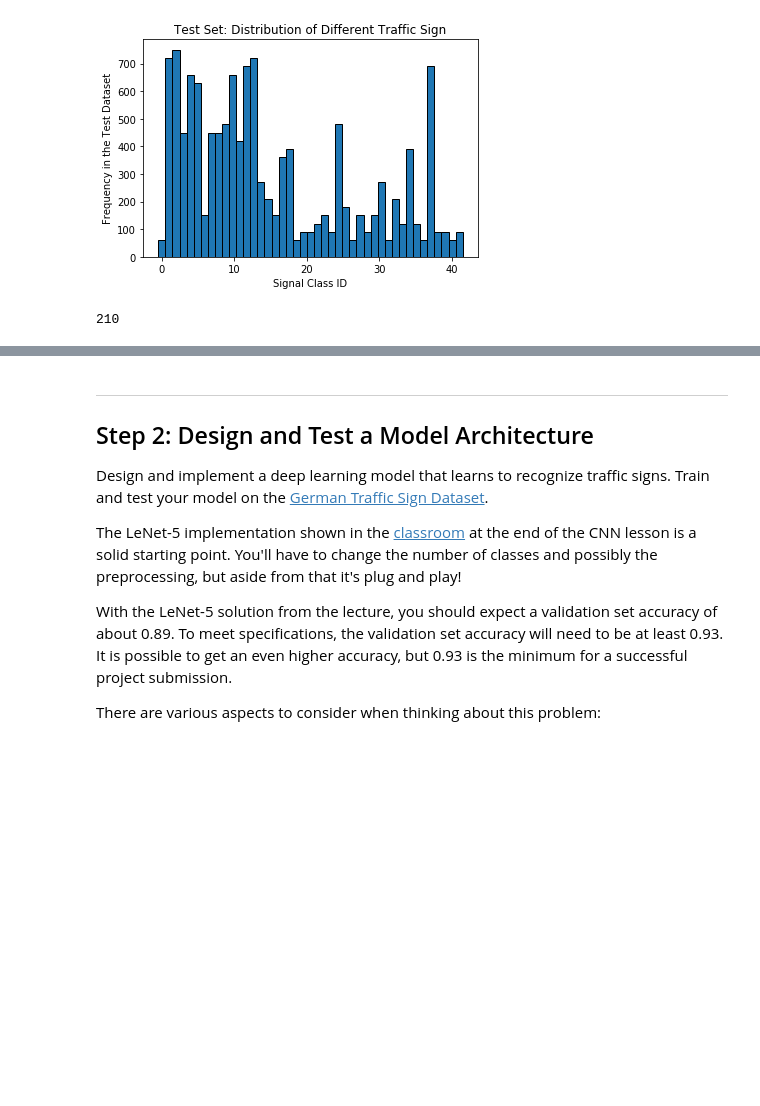
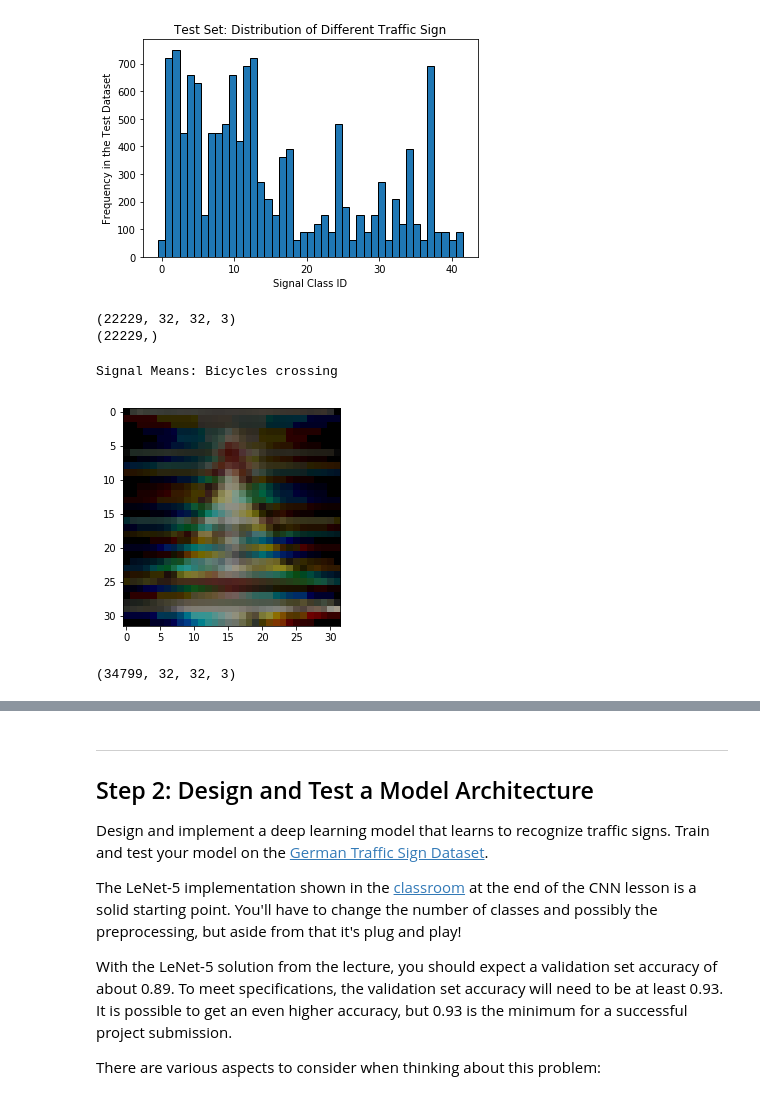
Before and after one commit to kushshukla24/P2_TrafficSignalClassifier, a Jupyter notebook: Traffic_Sign_Classifier.ipynb, the cells around one changed output, grey strips where cells are left out. Drawn from its saved outputs; the diff is of its cells as text; code cells hidden in the pictures; blank space fills up the shorter version.

```diff
--- a/Traffic_Sign_Classifier.ipynb
+++ b/Traffic_Sign_Classifier.ipynb
@@ -162,8 +162,57 @@ print(frequency[0])
    90.  480.  180.   60.  150.   90.  150.  270.   60.  210.  120.  390.
   120.   60.  690.   90.   90.   60.   90.]
 [figure]
-# %%
-a = set(y_train)
-len(y_train[y_train==42])
-# %% [output]
-210
+# %%
+#Augmenting the data set to
+from imgaug import augmenters as iaa
+
+classesToAugment = {}
+for class_n, nb_images in enumerate(training_frequency[0]):
+    if nb_images < 1000:
+        classesToAugment[class_n] = int((1000-nb_images)/nb_images)+1
+
+X_augment_train = []
+y_augment_train = []
+augmented_images = dict.fromkeys(classesToAugment.keys())
+for index, image in enumerate(X_train):
+    if y_train[index] in classesToAugment.keys():
+        for augment_time in range(classesToAugment[y_train[index]]):
+            seq = iaa.Sequential([
+                iaa.Add((-10, 10), per_channel=0.5),
+                iaa.Affine(scale={"x": (0.9, 1.1), "y": (0.9, 1.1)},
+                       rotate=(-15, 15)
+                       )])
+            X_augment_train.append(seq.augment_images(image))
+            y_augment_train.append(y_train[index])
+
+
+X_augment_train = np.asarray(X_augment_train)
+y_augment_train = np.asarray(y_augment_train)
+print(X_augment_train.shape)
+print(y_augment_train.shape)
+
+np.save("augment_x", X_augment_train)
+np.save("augment_y", y_augment_train)
+
+
+# seq = iaa.Affine( scale={"x": 1.9} )
+# image = image.reshape((1,32,32,3))
+# img_aug = seq.augment_images(image)
+# img_aug = np.squeeze(img_aug)
+# plt.imshow(img_aug)
+# %% [output]
+(22229, 32, 32, 3)
+(22229,)
+# %%
+index = random.randint(0, len(X_augment_train))
+image = X_augment_train[index]
+
+plt.imshow(image)
+print("Signal Means: " + classIdToSignDefinition(y_augment_train[index]))
+# %% [output]
+Signal Means: Bicycles crossing
+[figure, added]
+# %%
+print(X_train.shape)
+# %% [output]
+(34799, 32, 32, 3)
```
Also changed, not shown: parts of 23 cells of this notebook, 17 other files.
